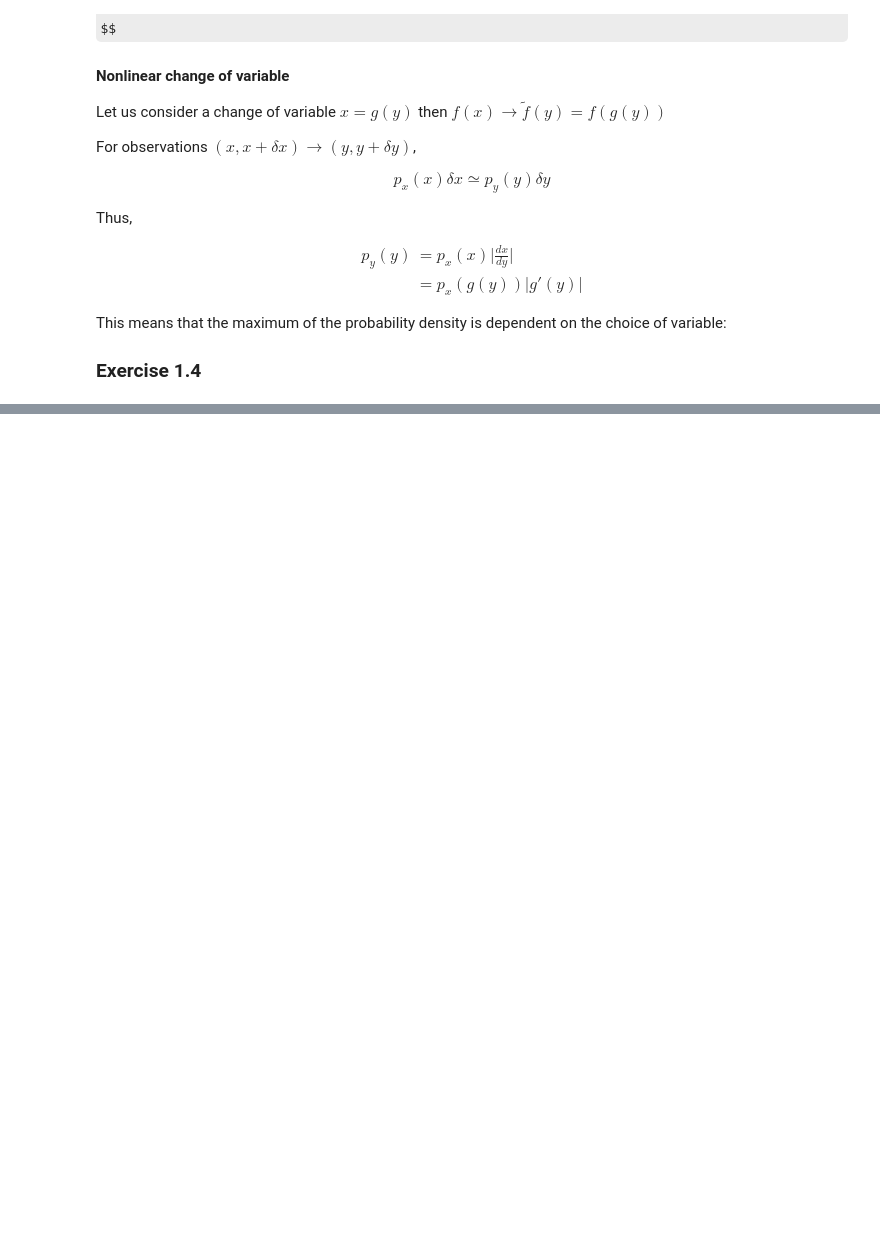
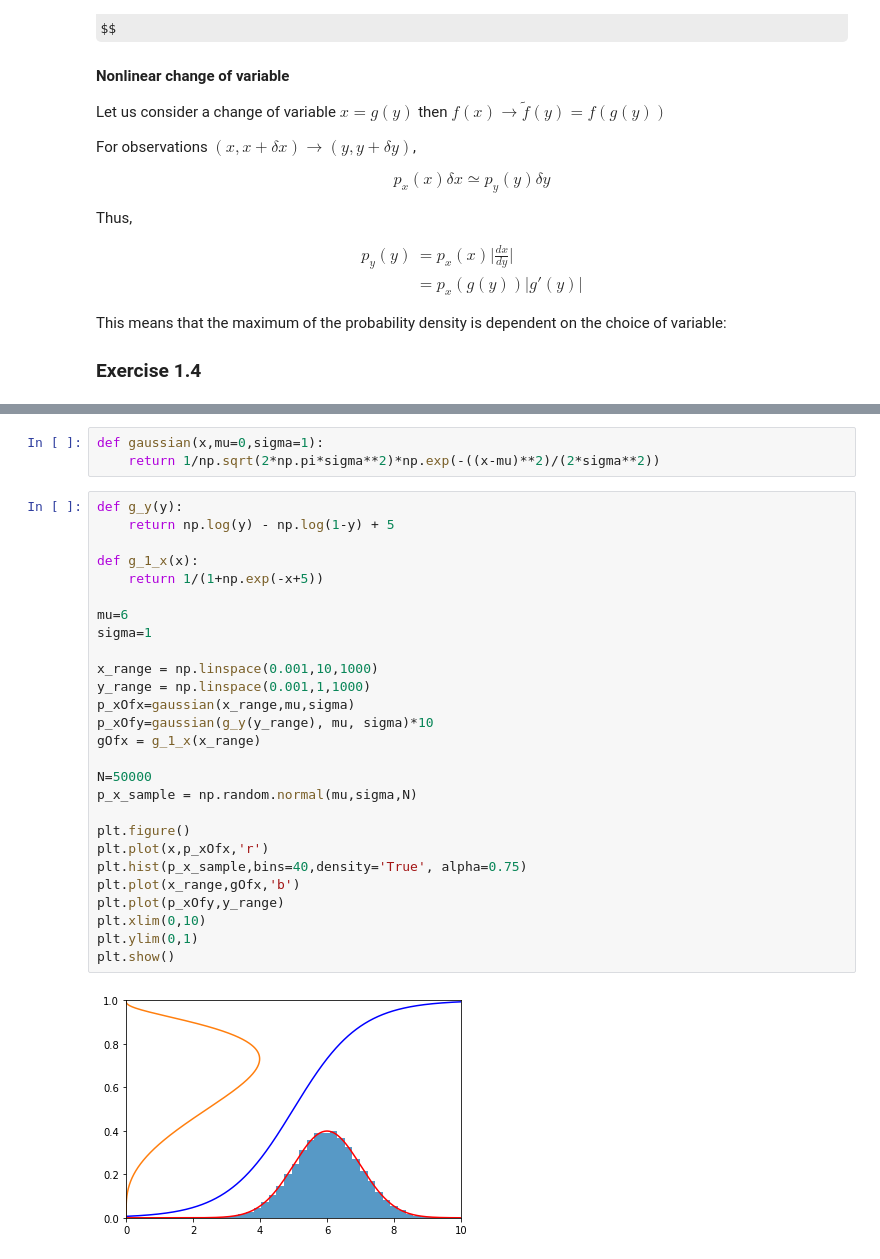
Before and after one commit to MBates92/PRML-Walkthrough, a Jupyter notebook: Chapter 1.ipynb, the cells around one changed output, grey strips where cells are left out. Drawn from its saved outputs; the diff is of its cells as text; some formulas as TeX source; blank space fills up the shorter version.

```diff
--- a/Chapter 1.ipynb
+++ b/Chapter 1.ipynb
@@ -563,0 +574,32 @@ This means that the maximum of the probability density is dependent on the choic
+# %%
+def gaussian(x,mu=0,sigma=1):
+    return 1/np.sqrt(2*np.pi*sigma**2)*np.exp(-((x-mu)**2)/(2*sigma**2))
+# %%
+def g_y(y):
+    return np.log(y) - np.log(1-y) + 5
+
+def g_1_x(x):
+    return 1/(1+np.exp(-x+5))
+
+mu=6
+sigma=1
+
+x_range = np.linspace(0.001,10,1000)
+y_range = np.linspace(0.001,1,1000)
+p_xOfx=gaussian(x_range,mu,sigma)
+p_xOfy=gaussian(g_y(y_range), mu, sigma)*10
+gOfx = g_1_x(x_range)
+
+N=50000
+p_x_sample = np.random.normal(mu,sigma,N)
+
+plt.figure()
+plt.plot(x,p_xOfx,'r')
+plt.hist(p_x_sample,bins=40,density='True', alpha=0.75)
+plt.plot(x_range,gOfx,'b')
+plt.plot(p_xOfy,y_range)
+plt.xlim(0,10)
+plt.ylim(0,1)
+plt.show()
+# %% [output]
+[figure, added]
```
Also changed, not shown: parts of 9 cells of this notebook.
